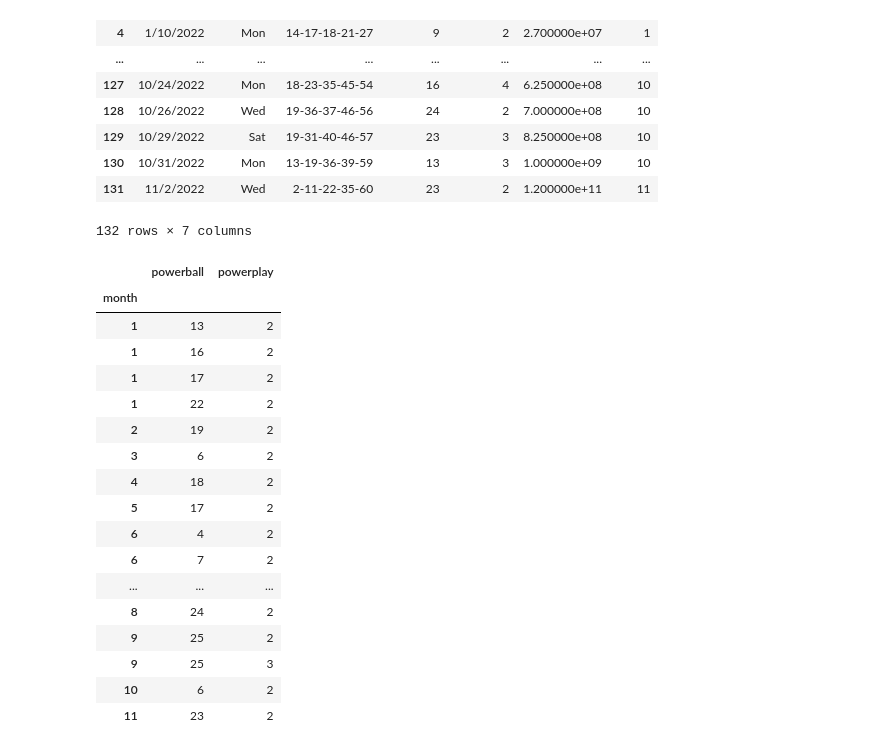
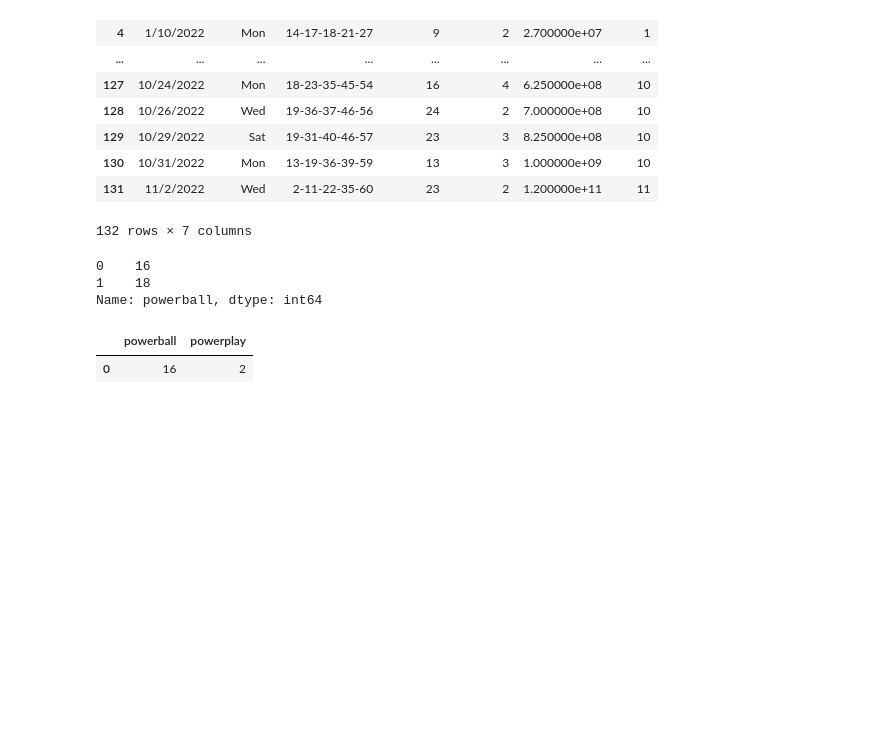
Before and after one commit to JLaydeJ/Project_1, a Jupyter notebook: 2020-2022 Washington State Lottery.ipynb, the cells around one changed output. Drawn from its saved outputs; the diff is of its cells as text; code cells hidden in the pictures; blank space fills up the shorter version.

```diff
--- a/2020-2022 Washington State Lottery.ipynb
+++ b/2020-2022 Washington State Lottery.ipynb
@@ -584,35 +571,18 @@ df_2022
 132 rows × 7 columns
 # %%
 #year mode for powerball and powerplay.  Question 1
-pb_counts2022 = df_2022[['powerball', 'powerplay', 'month']]
-
-monthly_powerball_nums= pb_counts2022.groupby('month')['powerball'].apply(lambda x: x.mode())
-monthly_powerplay_nums = pb_counts2022.groupby('month')['powerplay'].apply(lambda x: x.mode())
-
-modes_year_2022 = pd.merge(monthly_powerball_nums, monthly_powerplay_nums, on = 'month')
-
-
+pb_counts2022 = df_2022['powerball'].mode()
+pp_counts2022 = df_2022['powerplay'].mode()
+print(pb_counts2022)
+modes_year_2022 = pd.merge(pb_counts2022, pp_counts2022,left_index=True, right_index=True)
 
 modes_year_2022
 # %% [output]
+0    16
+1    18
+Name: powerball, dtype: int64
 |  | powerball | powerplay |
-| month |  |  |
-| 1 | 13 | 2 |
-| 1 | 16 | 2 |
-| 1 | 17 | 2 |
-| 1 | 22 | 2 |
-| 2 | 19 | 2 |
-| 3 | 6 | 2 |
-| 4 | 18 | 2 |
-| 5 | 17 | 2 |
-| 6 | 4 | 2 |
-| 6 | 7 | 2 |
-| ... | ... | ... |
-| 8 | 24 | 2 |
-| 9 | 25 | 2 |
-| 9 | 25 | 3 |
-| 10 | 6 | 2 |
-| 11 | 23 | 2 |
+| 0 | 16 | 2 |
 # %%
 #month modes.  Question 2
 pb_month_2022 = df_2022[['month','powerball']]
```
Also changed, not shown: parts of 21 cells of this notebook, 3 other files.
